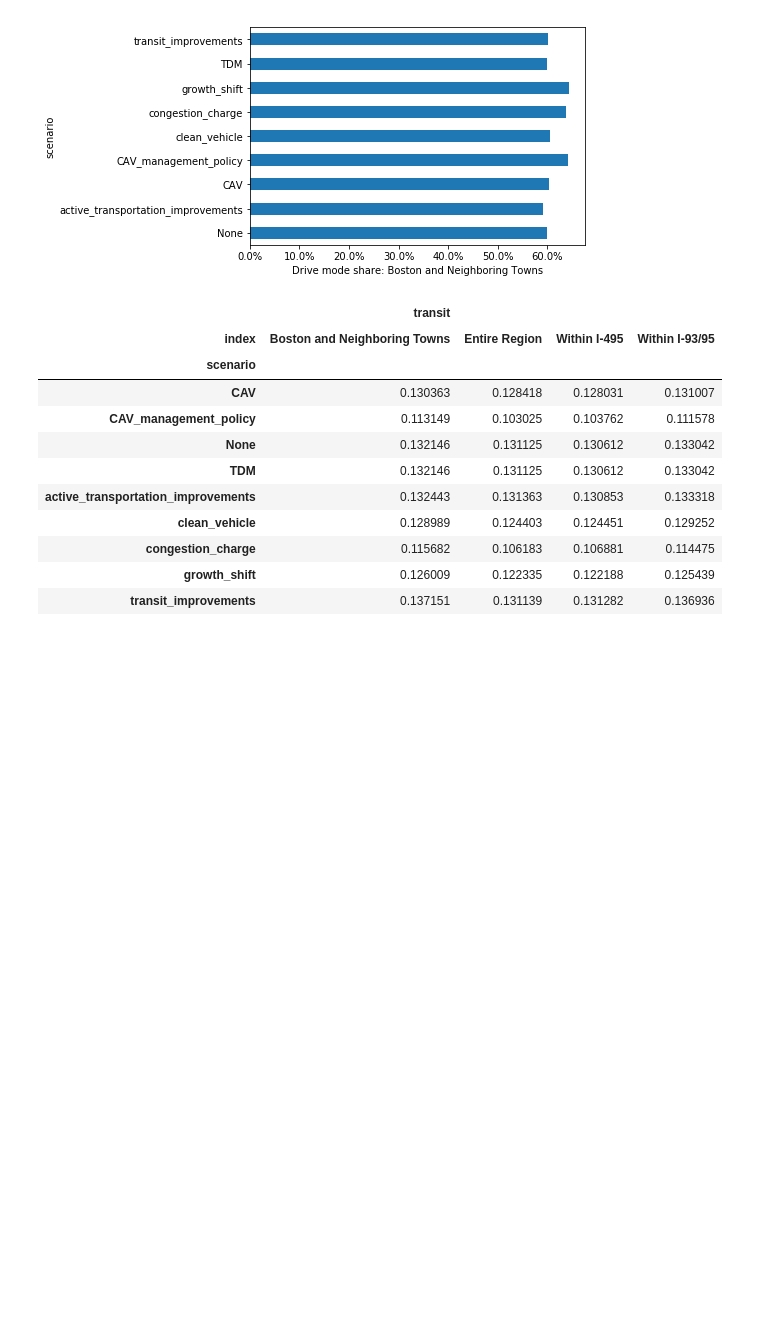
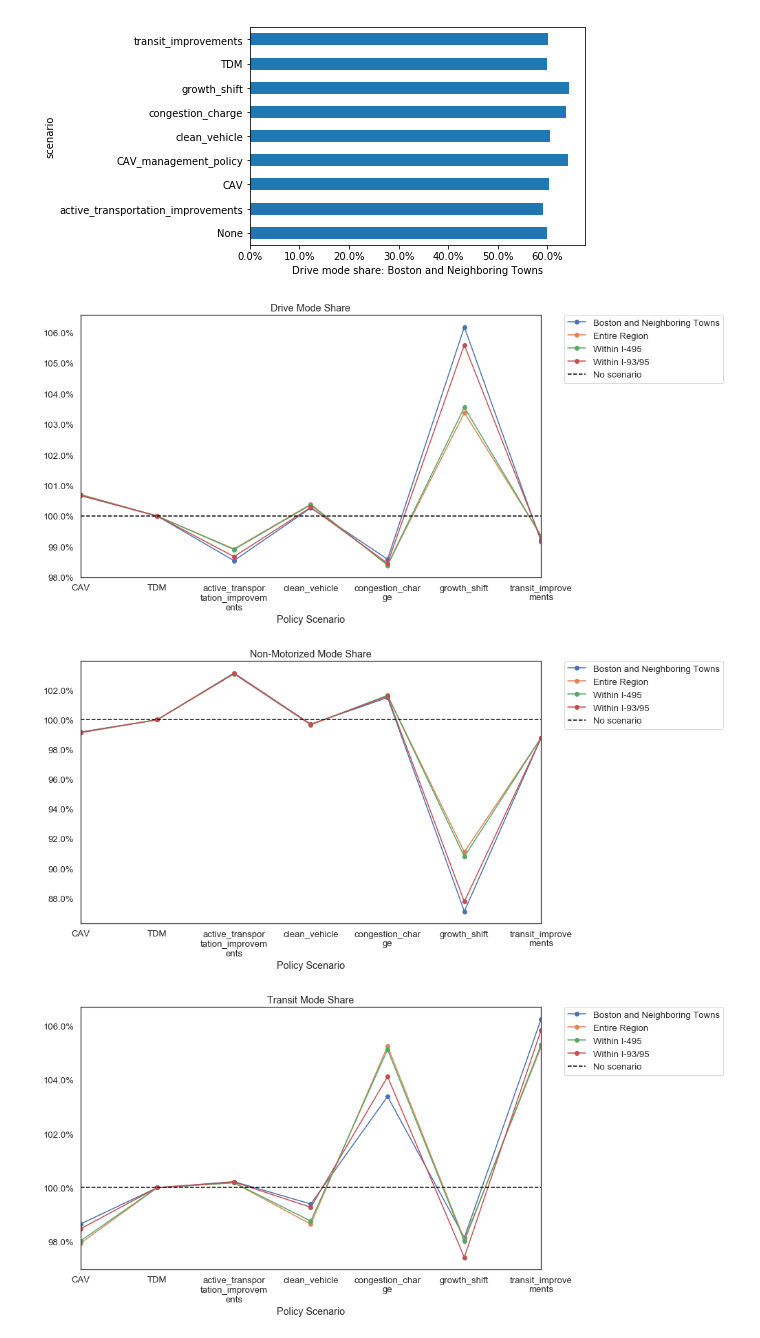
Before and after one commit to xyzjayne/CFB_spatial, a Jupyter notebook: Data Analysis.ipynb, the cells around one changed output. Cells and saved outputs as stored; diff of their text form; code cells hidden in the pictures; blank space fills up the shorter version.

```diff
--- a/Data Analysis.ipynb
+++ b/Data Analysis.ipynb
@@ -132,12 +129,12 @@ plt.tight_layout()
 # visualization of aggregate mode choice
 from IPython.display import display
 
-df_mode_share = pd.read_csv(r'C:\Users\lllll\Documents\CR\CFB\Files\output\mode_share_summary_subregions.csv',index_col = 0).drop(['smart mobility'],axis = 1).assign(scenario = "None")
+df_mode_share = pd.read_csv(r'..\output\mode_share_summary_subregions.csv',index_col = 0).drop(['smart mobility'],axis = 1).assign(scenario = " None")
 
 import os
-for dirs in next(os.walk(r'C:\Users\lllll\Documents\CR\CFB\Files\output\\'))[1]:
+for dirs in next(os.walk(r'..\output\\'))[1]:
     try:
         df_mode_share = pd.concat([df_mode_share,
-    pd.read_csv(r'C:\Users\lllll\Documents\CR\CFB\Files\output\\'+dirs+'\\mode_share_summary_subregions.csv',index_col = 0).drop(['smart mobility'],axis = 1).assign(scenario = dirs)],
+    pd.read_csv(r'..\output\\'+dirs+'\\mode_share_summary_subregions.csv',index_col = 0).drop(['smart mobility'],axis = 1).assign(scenario = dirs)],
               )
     except:pass
@@ -173,15 +152,30 @@ geography = list(pd.read_csv(r'C:\Users\lllll\Documents\CR\CFB\Files\output\mode
-# %%
-df
-# %% [output]
-|  | transit |  |  |  |
-| index | Boston and Neighboring Towns | Entire Region | Within I-495 | Within I-93/95 |
-| scenario |  |  |  |  |
-| CAV | 0.130363 | 0.128418 | 0.128031 | 0.131007 |
-| CAV_management_policy | 0.113149 | 0.103025 | 0.103762 | 0.111578 |
-| None | 0.132146 | 0.131125 | 0.130612 | 0.133042 |
-| TDM | 0.132146 | 0.131125 | 0.130612 | 0.133042 |
-| active_transportation_improvements | 0.132443 | 0.131363 | 0.130853 | 0.133318 |
-| clean_vehicle | 0.128989 | 0.124403 | 0.124451 | 0.129252 |
-| congestion_charge | 0.115682 | 0.106183 | 0.106881 | 0.114475 |
-| growth_shift | 0.126009 | 0.122335 | 0.122188 | 0.125439 |
-| transit_improvements | 0.137151 | 0.131139 | 0.131282 | 0.136936 |
+# %%
+# line plot
+from textwrap import wrap
+sns.set(style="white", font_scale = 1.2)
+
+for mode in ['drive','non-motorized','transit']:
+    df = df_mode_share.reset_index().pivot('scenario','index')[mode]
+    df1 = df.div(df.loc[' None']).drop(' None')
+
+    ax = df1.plot(figsize = (12,7), marker = 'o')
+    ax.axhline(1, ls = '--', color = 'black', label = 'No scenario')
+
+    vals = ax.get_yticks()
+    ax.set_yticklabels(['{:,.1%}'.format(x) for x in vals])
+
+    ax.set_title(f'{mode} mode share'.title())
+
+    ax.set_xticklabels([ '\n'.join(wrap(l.get_text(), 15)) for l in ax.get_xticklabels()])
+
+    ax.set_ylabel('')
+    ax.set_xlabel('Policy Scenario')
+
+    ax.legend().set_title('Geography')
+    ax.legend(bbox_to_anchor=(1.05, 1), loc=2, borderaxespad=0.)
+
+plt.show()
+# %% [output]
+[figure, added]
+[figure, added]
+[figure, added]
```
Also changed, not shown: parts of 8 cells of this notebook, 6 other files.
